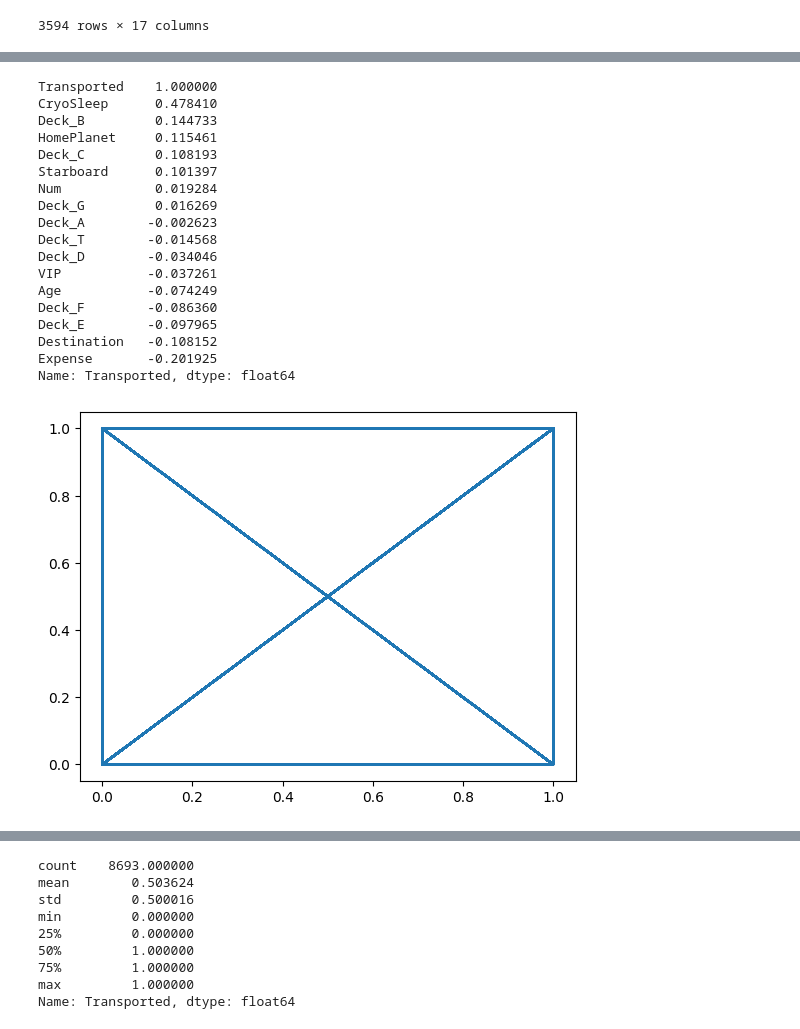
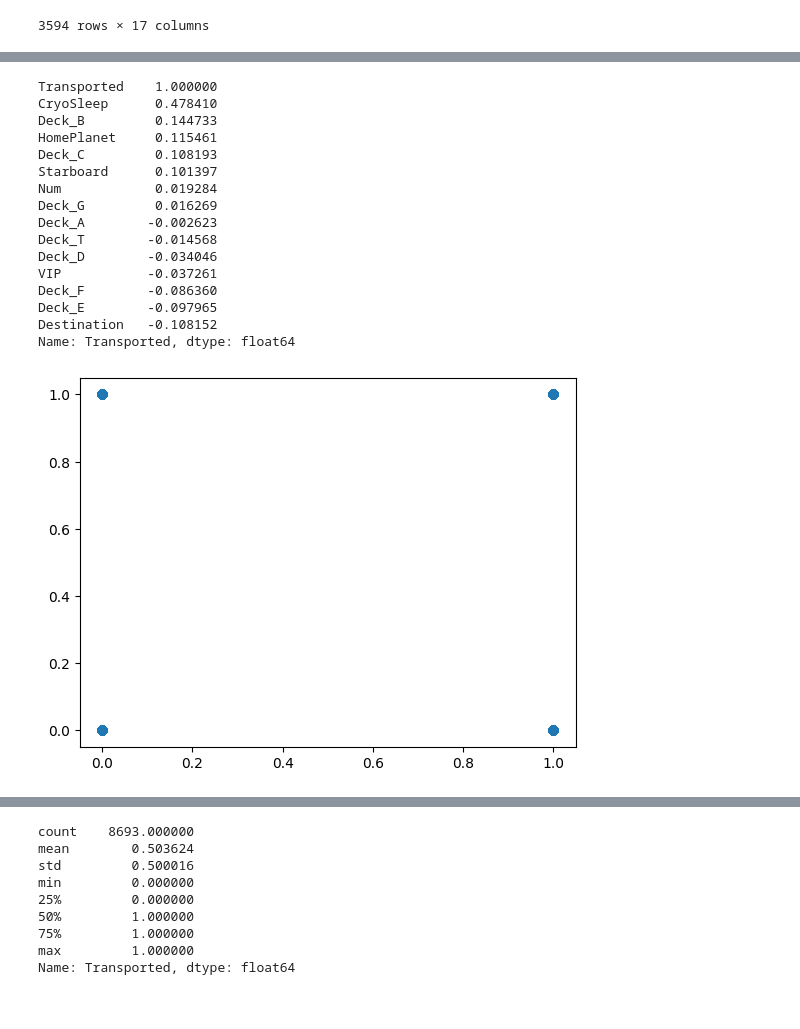
Before and after one commit to AdityaShandilyaS/datasets, a Jupyter notebook: SpaceshipTitanic/titanic.ipynb, the cells around one changed output, grey strips where cells are left out. Cells and saved outputs as stored; diff of their text form; code cells hidden in the pictures.

```diff
--- a/SpaceshipTitanic/titanic.ipynb
+++ b/SpaceshipTitanic/titanic.ipynb
@@ -182,6 +182,8 @@ Data columns (total 17 columns):
  16  Deck_T       8693 non-null   int64
 dtypes: float64(2), int64(15)
 memory usage: 1.1 MB
+# %%
+ready_set.drop(['Age', 'Expense'], axis=1, inplace=True)
 # %%
 corr_matrix = ready_set.corr()
 corr_matrix['Transported'].sort_values(ascending=False)
@@ -198,14 +200,12 @@ Deck_A        -0.002623
 Deck_T        -0.014568
 Deck_D        -0.034046
 VIP           -0.037261
-Age           -0.074249
 Deck_F        -0.086360
 Deck_E        -0.097965
 Destination   -0.108152
-Expense       -0.201925
 Name: Transported, dtype: float64
 # %%
-plt.plot(ready_set['Transported'], ready_set['CryoSleep'])
+plt.scatter(ready_set['CryoSleep'],ready_set['Transported'])
 plt.show()
 # %% [output]
-[figure, old version]
+[figure, new version]
```
Also changed, not shown: parts of 3 cells of this notebook, 1 other file.
